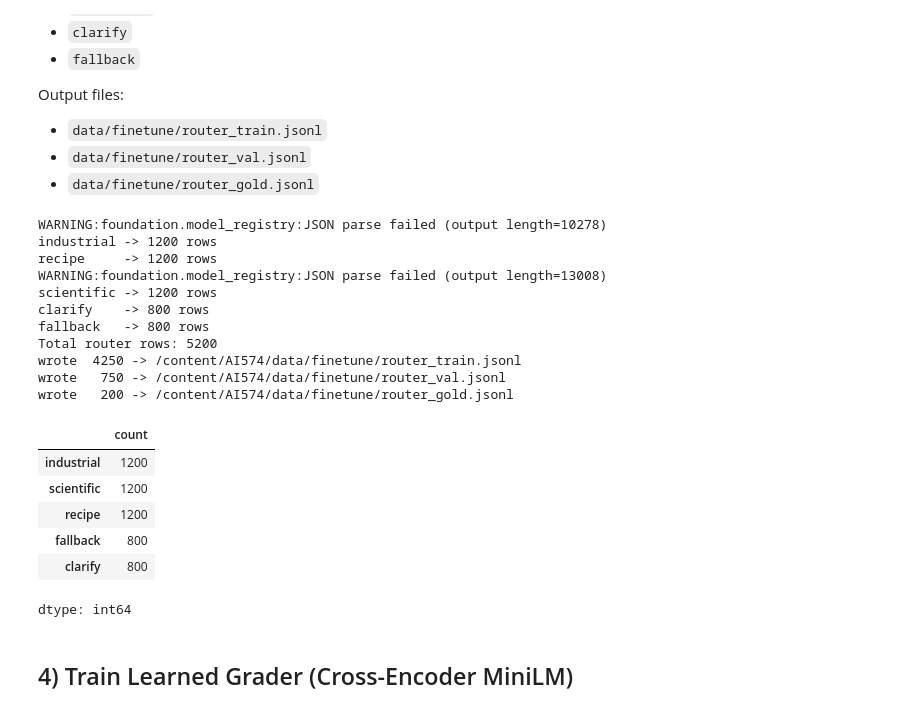
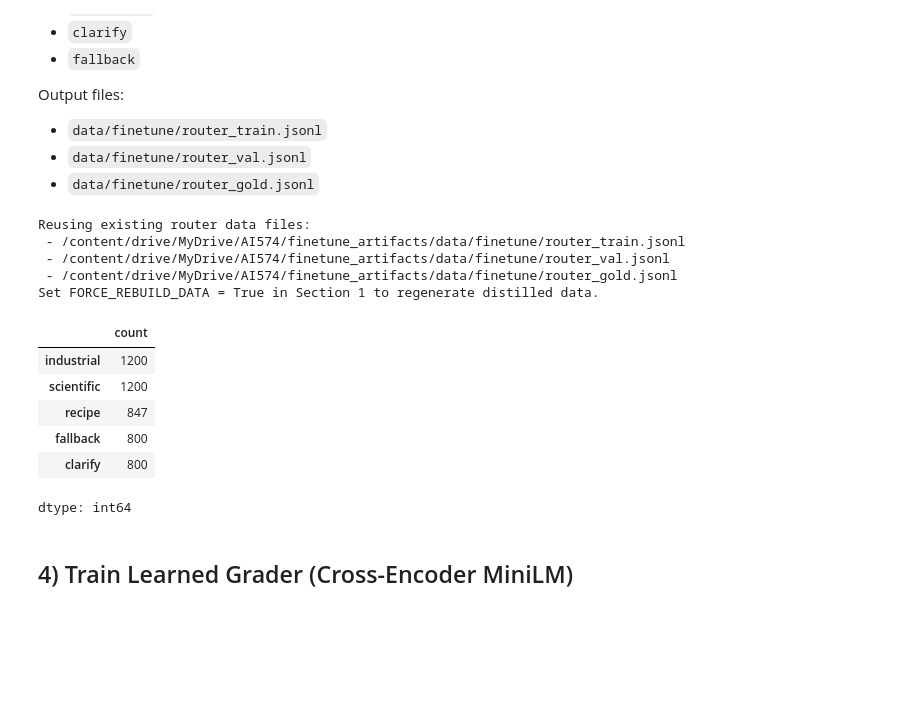
Before and after one commit to roshcs/AI574, a Jupyter notebook: notebooks/Finetune_Grader_and_Router.ipynb, the cells around one changed output. Saved outputs shown, nothing was run; the diff lists cells and outputs as text; code cells hidden in the pictures; blank space fills up the shorter version.

```diff
--- a/notebooks/Finetune_Grader_and_Router.ipynb
+++ b/notebooks/Finetune_Grader_and_Router.ipynb
@@ -397,54 +445,57 @@ Rules:
     rows = [{'query': q, 'label': label} for q in queries[:n]]
     return rows
 # %%
-router_rows = []
-for label in ROUTER_LABELS:
-    target_n = 1200 if label in {'industrial', 'recipe', 'scientific'} else 800
-    rows = synthesize_router_queries(label, n=target_n)
-    router_rows.extend(rows)
-    print(f'{label:10s} -> {len(rows)} rows')
+router_paths = [DATA_DIR / name for name in ['router_train.jsonl', 'router_val.jsonl', 'router_gold.jsonl']]
 
-random.shuffle(router_rows)
-print('Total router rows:', len(router_rows))
+if _data_artifacts_exist(router_paths) and not FORCE_REBUILD_DATA:
+    print('Reusing existing router data files:')
+    for path in router_paths:
+        print(' -', path)
+    print('Set FORCE_REBUILD_DATA = True in Section 1 to regenerate distilled data.')
+    router_rows = _load_jsonl(DATA_DIR / 'router_train.jsonl') + _load_jsonl(DATA_DIR / 'router_val.jsonl') + _load_jsonl(DATA_DIR / 'router_gold.jsonl')
+else:
+    router_rows = []
+    for label in ROUTER_LABELS:
+        target_n = 1200 if label in {'industrial', 'recipe', 'scientific'} else 800
+        rows = synthesize_router_queries(label, n=target_n)
+        router_rows.extend(rows)
+        print(f'{label:10s} -> {len(rows)} rows')
 
-train_val_rows, router_gold_rows = train_test_split(
-    router_rows,
-    test_size=min(200, max(50, len(router_rows)//10)),
-    random_state=SEED,
-    stratify=[r['label'] for r in router_rows] if len(router_rows) >= 10 else None,
-)
+    random.shuffle(router_rows)
+    print('Total router rows:', len(router_rows))
 
-router_train_rows, router_val_rows = train_test_split(
-    train_val_rows,
-    test_size=0.15,
-    random_state=SEED,
-    stratify=[r['label'] for r in train_val_rows] if len(train_val_rows) >= 10 else None,
-)
+    train_val_rows, router_gold_rows = train_test_split(
+        router_rows,
+        test_size=min(200, max(50, len(router_rows)//10)),
+        random_state=SEED,
+        stratify=[r['label'] for r in router_rows] if len(router_rows) >= 10 else None,
+    )
 
-for name, rows in [('router_train', router_train_rows), ('router_val', router_val_rows), ('router_gold', router_gold_rows)]:
-    path = DATA_DIR / f'{name}.jsonl'
-    with open(path, 'w', encoding='utf-8') as f:
-        for r in rows:
-            f.write(json.dumps(r, ensure_ascii=True) + '\n')
-    print(f'wrote {len(rows):5d} -> {path}')
+    router_train_rows, router_val_rows = train_test_split(
+        train_val_rows,
+        test_size=0.15,
+        random_state=SEED,
+        stratify=[r['label'] for r in train_val_rows] if len(train_val_rows) >= 10 else None,
+    )
+
+    for name, rows in [('router_train', router_train_rows), ('router_val', router_val_rows), ('router_gold', router_gold_rows)]:
+        path = DATA_DIR / f'{name}.jsonl'
+        with open(path, 'w', encoding='utf-8') as f:
+            for r in rows:
+                f.write(json.dumps(r, ensure_ascii=True) + '\n')
+        print(f'wrote {len(rows):5d} -> {path}')
 
 pd.Series([r['label'] for r in router_rows]).value_counts()
 # %% [output]
-WARNING:foundation.model_registry:JSON parse failed (output length=10278)
-industrial -> 1200 rows
-recipe     -> 1200 rows
-WARNING:foundation.model_registry:JSON parse failed (output length=13008)
-scientific -> 1200 rows
-clarify    -> 800 rows
-fallback   -> 800 rows
-Total router rows: 5200
-wrote  4250 -> /content/AI574/data/finetune/router_train.jsonl
-wrote   750 -> /content/AI574/data/finetune/router_val.jsonl
-wrote   200 -> /content/AI574/data/finetune/router_gold.jsonl
+Reusing existing router data files:
+ - /content/drive/MyDrive/AI574/finetune_artifacts/data/finetune/router_train.jsonl
+ - /content/drive/MyDrive/AI574/finetune_artifacts/data/finetune/router_val.jsonl
+ - /content/drive/MyDrive/AI574/finetune_artifacts/data/finetune/router_gold.jsonl
+Set FORCE_REBUILD_DATA = True in Section 1 to regenerate distilled data.
 |  | count |
 | industrial | 1200 |
 | scientific | 1200 |
-| recipe | 1200 |
+| recipe | 847 |
 | fallback | 800 |
 | clarify | 800 |
 dtype: int64
```
Also changed, not shown: parts of 12 cells of this notebook, 3 other files.
